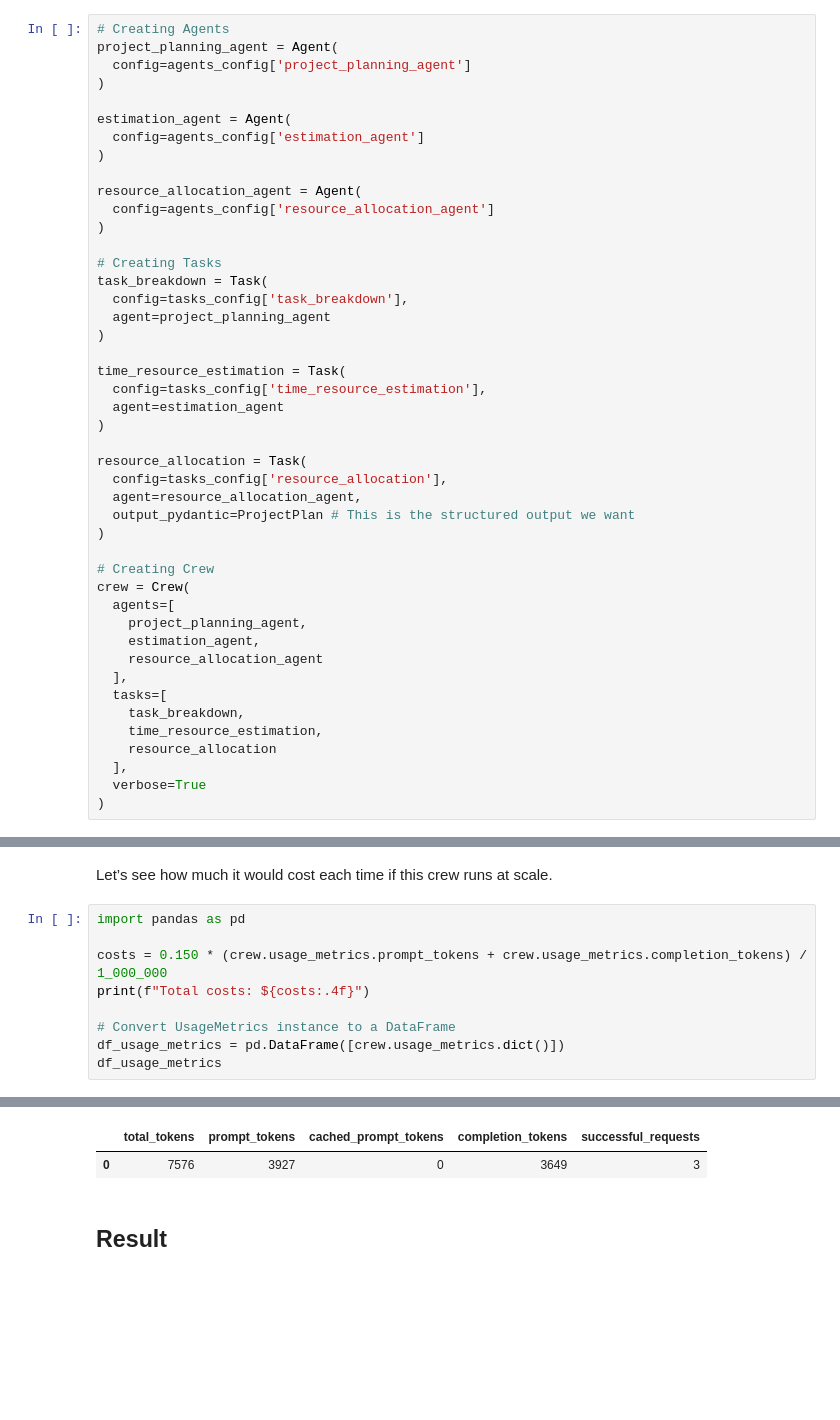
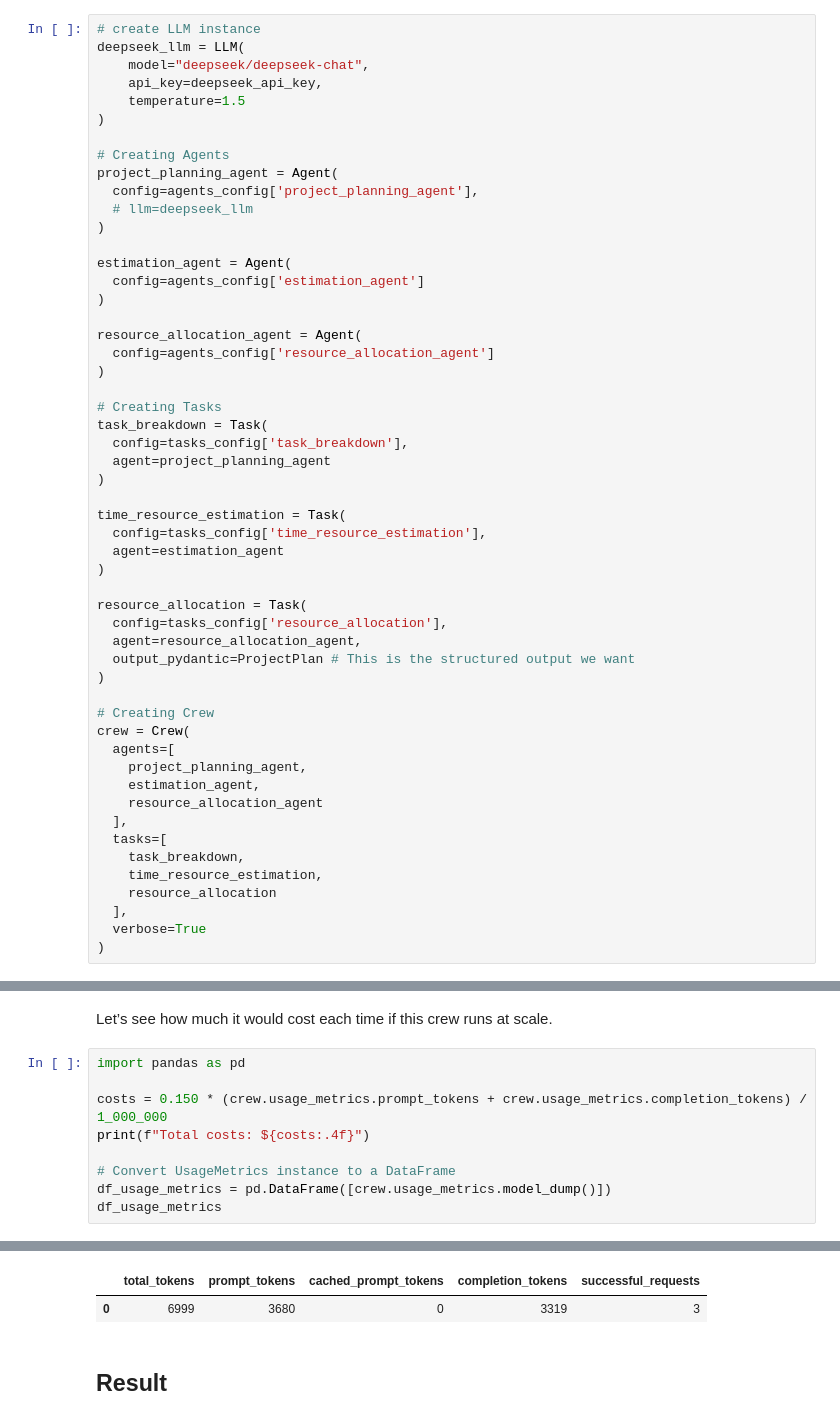
Before and after one commit to richwellman/crewAI-examples, a Jupyter notebook: Notebooks/project-planner/project-planner.ipynb, the cells around one changed output, grey strips where cells are left out. Saved outputs shown, nothing was run; the diff lists cells and outputs as text; blank space fills up the shorter version.

Commit message:
updated project planner

```diff
--- a/Notebooks/project-planner/project-planner.ipynb
+++ b/Notebooks/project-planner/project-planner.ipynb
@@ -67,9 +72,17 @@ class ProjectPlan(BaseModel):
 # %% [markdown]
 ## Create Crew, Agents and Tasks
 # %%
+# create LLM instance
+deepseek_llm = LLM(
+    model="deepseek/deepseek-chat",
+    api_key=deepseek_api_key,
+    temperature=1.5
+)
+
 # Creating Agents
 project_planning_agent = Agent(
-  config=agents_config['project_planning_agent']
+  config=agents_config['project_planning_agent'],
+  # llm=deepseek_llm
 )
 
 estimation_agent = Agent(
@@ -229,6 +240,6 @@ costs = 0.150 * (crew.usage_metrics.prompt_tokens + crew.usage_metrics.completio
 print(f"Total costs: ${costs:.4f}")
 
 # Convert UsageMetrics instance to a DataFrame
-df_usage_metrics = pd.DataFrame([crew.usage_metrics.dict()])
+df_usage_metrics = pd.DataFrame([crew.usage_metrics.model_dump()])
 df_usage_metrics
 # %% [output]
@@ -236,5 +246,5 @@ Total costs: $0.0011
 |  | total_tokens | prompt_tokens | cached_prompt_tokens | completion_tokens | successful_requests |
-| 0 | 7576 | 3927 | 0 | 3649 | 3 |
+| 0 | 6999 | 3680 | 0 | 3319 | 3 |
 # %% [markdown]
 ## Result
 # %%
```
Also changed, not shown: parts of 5 cells of this notebook, 1 other file.
